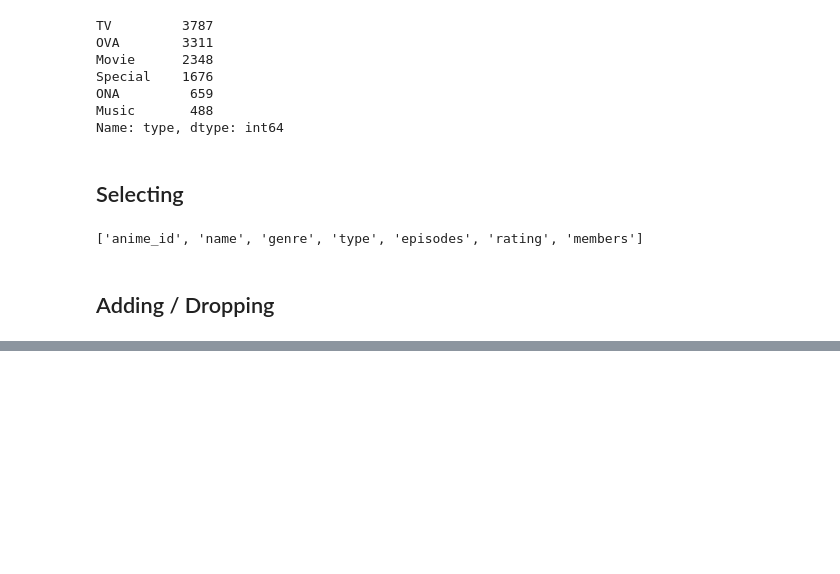
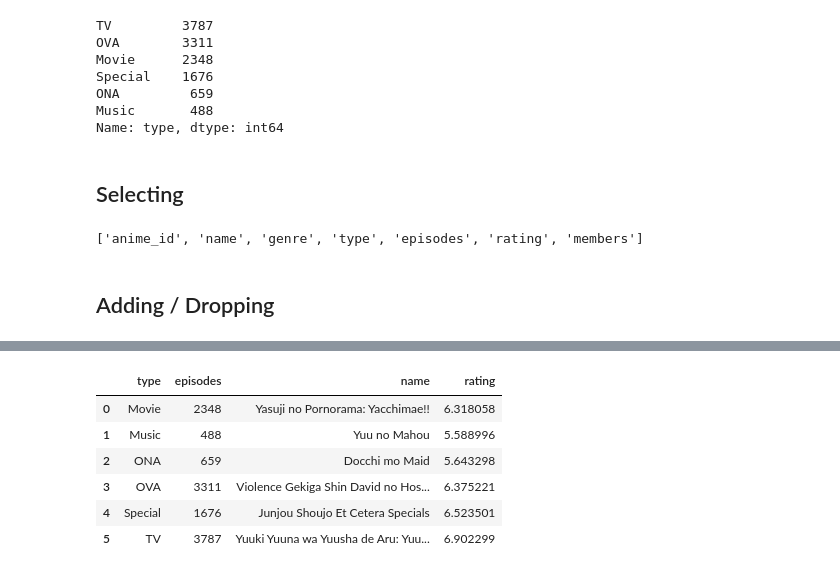
Before and after one commit to wayne0git/python_basics, a Jupyter notebook: pandas/pandas_tutorial.ipynb, the cells around one changed output, grey strips where cells are left out. Drawn from its saved outputs; the diff is of its cells as text; code cells hidden in the pictures; blank space fills up the shorter version.

```diff
--- a/pandas/pandas_tutorial.ipynb
+++ b/pandas/pandas_tutorial.ipynb
@@ -116,0 +228,13 @@ anime[['name','rating']]
+# %%
+# Groupby and aggregate columns in different ways
+anime.groupby('type').agg({'rating': 'mean',
+                           'episodes': 'count',
+                           'name': 'last'}).reset_index()
+# %% [output]
+|  | type | episodes | name | rating |
+| 0 | Movie | 2348 | Yasuji no Pornorama: Yacchimae!! | 6.318058 |
+| 1 | Music | 488 | Yuu no Mahou | 5.588996 |
+| 2 | ONA | 659 | Docchi mo Maid | 5.643298 |
+| 3 | OVA | 3311 | Violence Gekiga Shin David no Hos... | 6.375221 |
+| 4 | Special | 1676 | Junjou Shoujo Et Cetera Specials | 6.523501 |
+| 5 | TV | 3787 | Yuuki Yuuna wa Yuusha de Aru: Yuu... | 6.902299 |
```
Also changed, not shown: parts of 19 cells of this notebook.
